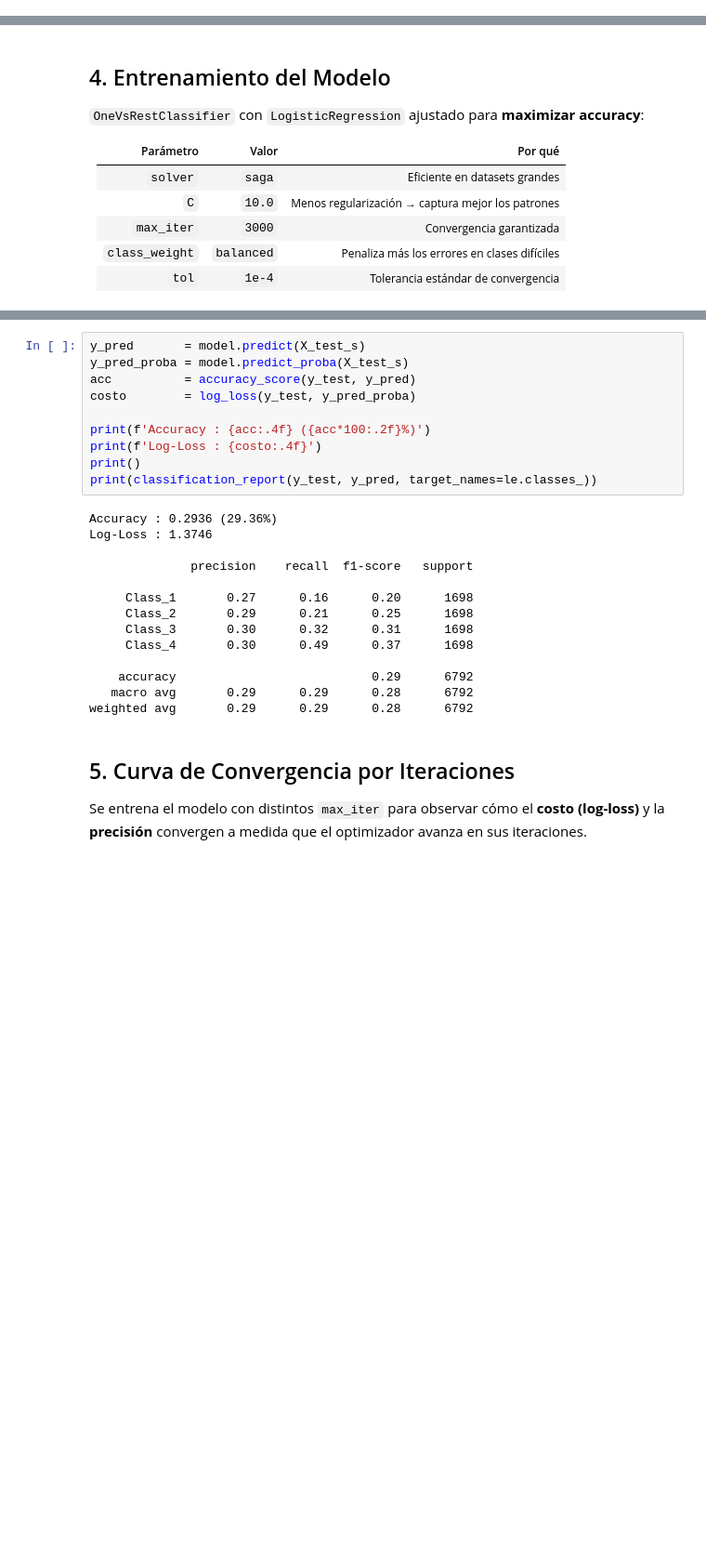
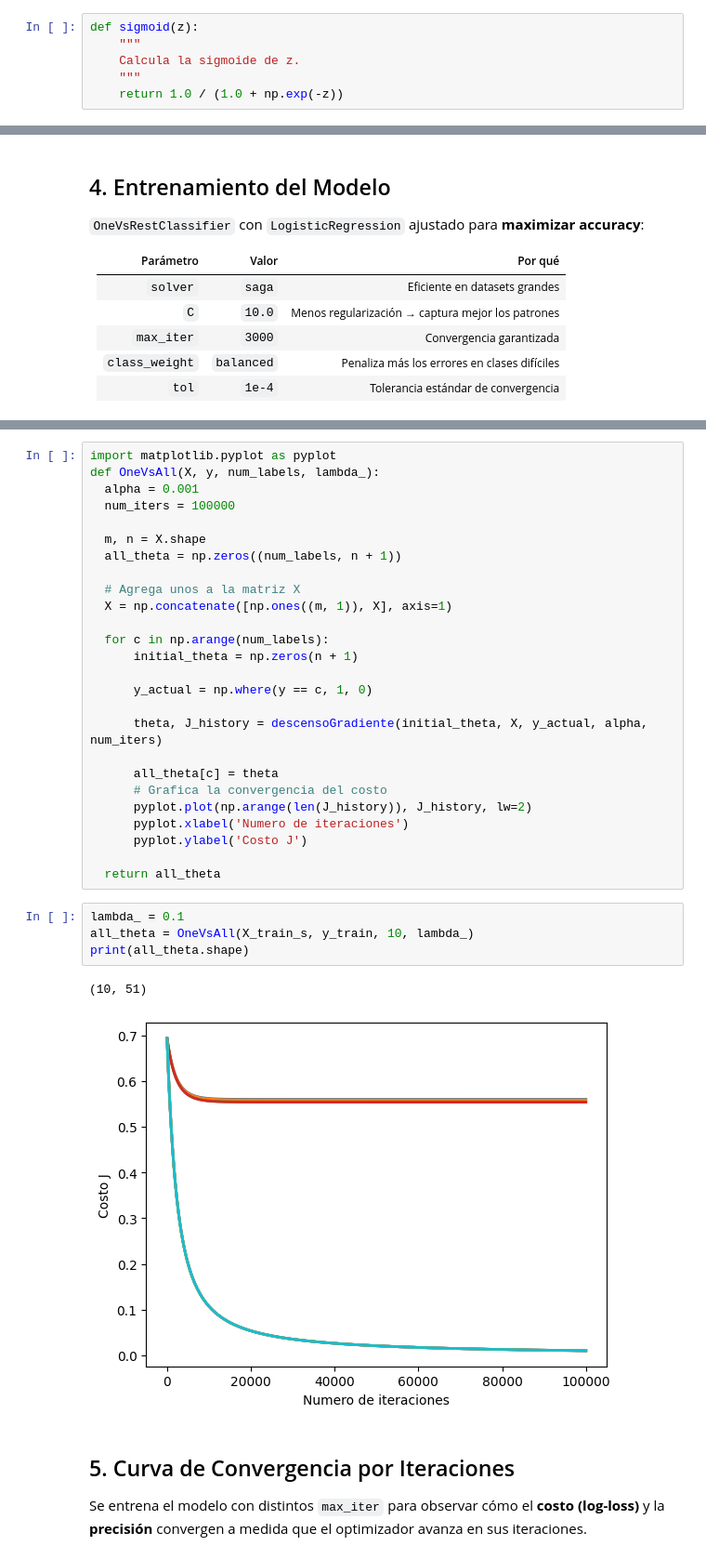
Before and after one commit to MiguelAngel7521/Sis420_01_2026, a Jupyter notebook: Laboratorios/Lab4/Lab4_TPS_NoGrafico.ipynb, the cells around one changed output, grey strips where cells are left out. Shown at 93% size. Drawn from its saved outputs; the diff is of its cells as text; blank space fills up the shorter version.

```diff
--- a/Laboratorios/Lab4/Lab4_TPS_NoGrafico.ipynb
+++ b/Laboratorios/Lab4/Lab4_TPS_NoGrafico.ipynb
@@ -121,0 +127,6 @@ plt.tight_layout(); plt.show()
+# %%
+def sigmoid(z):
+    """
+    Calcula la sigmoide de z.
+    """
+    return 1.0 / (1.0 + np.exp(-z))
@@ -149,27 +195,36 @@ Modelo entrenado ✓
+# %%
+import matplotlib.pyplot as pyplot
+def OneVsAll(X, y, num_labels, lambda_):
+  alpha = 0.001
+  num_iters = 100000
+
+  m, n = X.shape
+  all_theta = np.zeros((num_labels, n + 1))
+
+  # Agrega unos a la matriz X
+  X = np.concatenate([np.ones((m, 1)), X], axis=1)
+
+  for c in np.arange(num_labels):
+      initial_theta = np.zeros(n + 1)
+
+      y_actual = np.where(y == c, 1, 0)
+
+      theta, J_history = descensoGradiente(initial_theta, X, y_actual, alpha, num_iters)
+
+      all_theta[c] = theta
+      # Grafica la convergencia del costo
+      pyplot.plot(np.arange(len(J_history)), J_history, lw=2)
+      pyplot.xlabel('Numero de iteraciones')
+      pyplot.ylabel('Costo J')
+
+  return all_theta
 # %%
-y_pred       = model.predict(X_test_s)
-y_pred_proba = model.predict_proba(X_test_s)
-acc          = accuracy_score(y_test, y_pred)
-costo        = log_loss(y_test, y_pred_proba)
-
-print(f'Accuracy : {acc:.4f} ({acc*100:.2f}%)')
-print(f'Log-Loss : {costo:.4f}')
-print()
-print(classification_report(y_test, y_pred, target_names=le.classes_))
+lambda_ = 0.1
+all_theta = OneVsAll(X_train_s, y_train, 10, lambda_)
+print(all_theta.shape)
 # %% [output]
-Accuracy : 0.2936 (29.36%)
-Log-Loss : 1.3746
-
-              precision    recall  f1-score   support
-
-     Class_1       0.27      0.16      0.20      1698
-     Class_2       0.29      0.21      0.25      1698
-     Class_3       0.30      0.32      0.31      1698
-     Class_4       0.30      0.49      0.37      1698
-
-    accuracy                           0.29      6792
-   macro avg       0.29      0.29      0.28      6792
-weighted avg       0.29      0.29      0.28      6792
+(10, 51)
+[figure, added]
 # %% [markdown]
 ## 5. Curva de Convergencia por Iteraciones
 Se entrena el modelo con distintos `max_iter` para observar cómo el **costo (log-loss)** y la **precisión** convergen a medida que el optimizador avanza en sus iteraciones.
```
Also changed, not shown: parts of 21 cells of this notebook, 9 other files.
